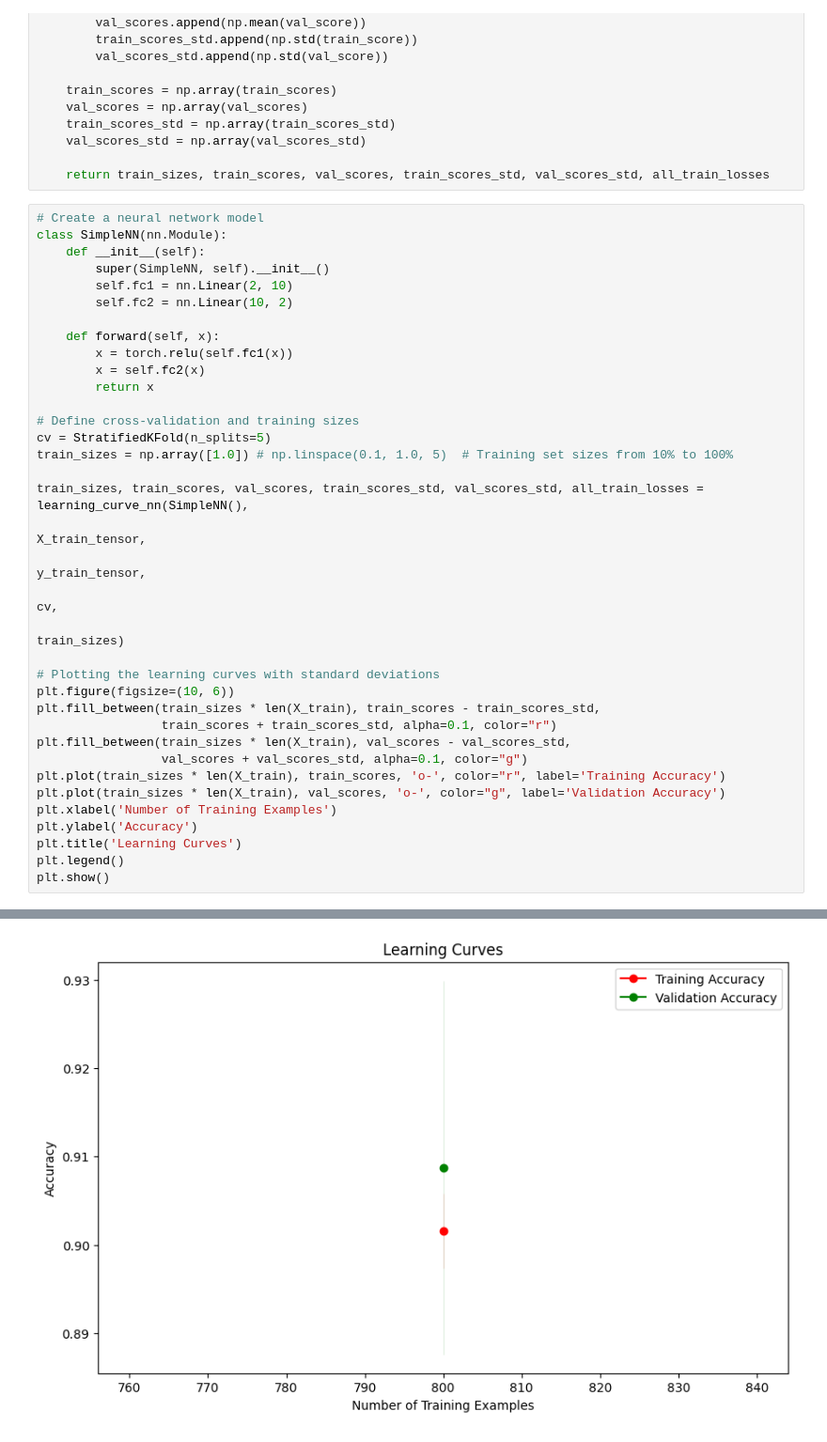
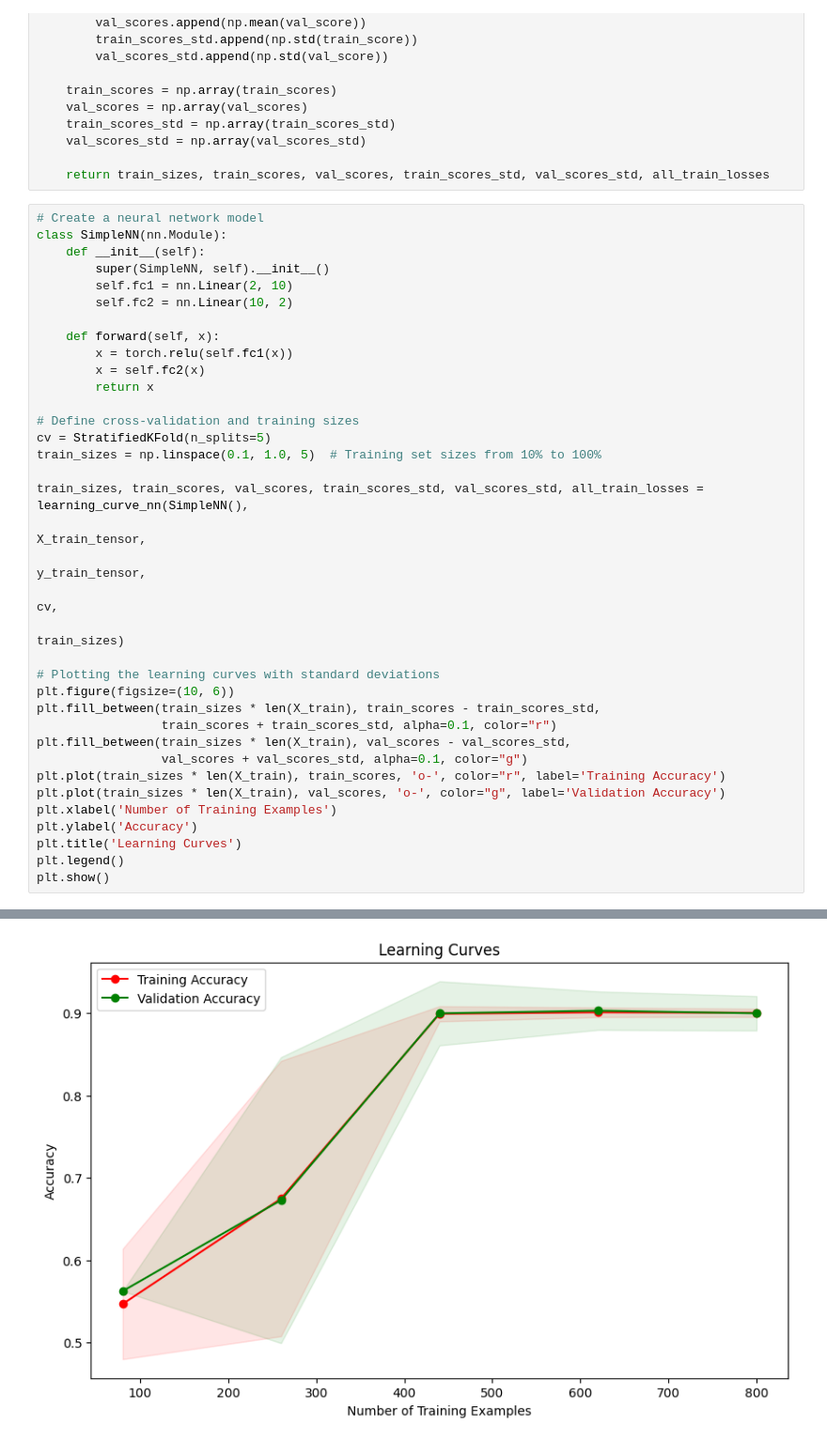
Before and after one commit to rgap/NMA-GoEmotions-Project, a Jupyter notebook: tmp/dl_classifiers/2_binary_classifier_loss_plot.ipynb, the cells around one changed output, grey strips where cells are left out. Shown: that part at 94% size. Saved outputs shown, nothing was run; the diff lists cells and outputs as text.

```diff
--- a/tmp/dl_classifiers/2_binary_classifier_loss_plot.ipynb
+++ b/tmp/dl_classifiers/2_binary_classifier_loss_plot.ipynb
@@ -160,7 +160,7 @@ class SimpleNN(nn.Module):
 
 # Define cross-validation and training sizes
 cv = StratifiedKFold(n_splits=5)
-train_sizes = np.array([1.0]) # np.linspace(0.1, 1.0, 5)  # Training set sizes from 10% to 100%
+train_sizes = np.linspace(0.1, 1.0, 5)  # Training set sizes from 10% to 100%
 
 train_sizes, train_scores, val_scores, train_scores_std, val_scores_std, all_train_losses = learning_curve_nn(SimpleNN(),
                                                                                                             X_train_tensor,
@@ -202,4 +202,4 @@ Step 320 Loss 0.3968464732170105
-[figure, old version]
+[figure, new version]
 # %%
 # Plotting the training loss per step
 plt.figure(figsize=(10, 6))
```
Also changed, not shown: parts of 2 cells of this notebook, 15 other files.
